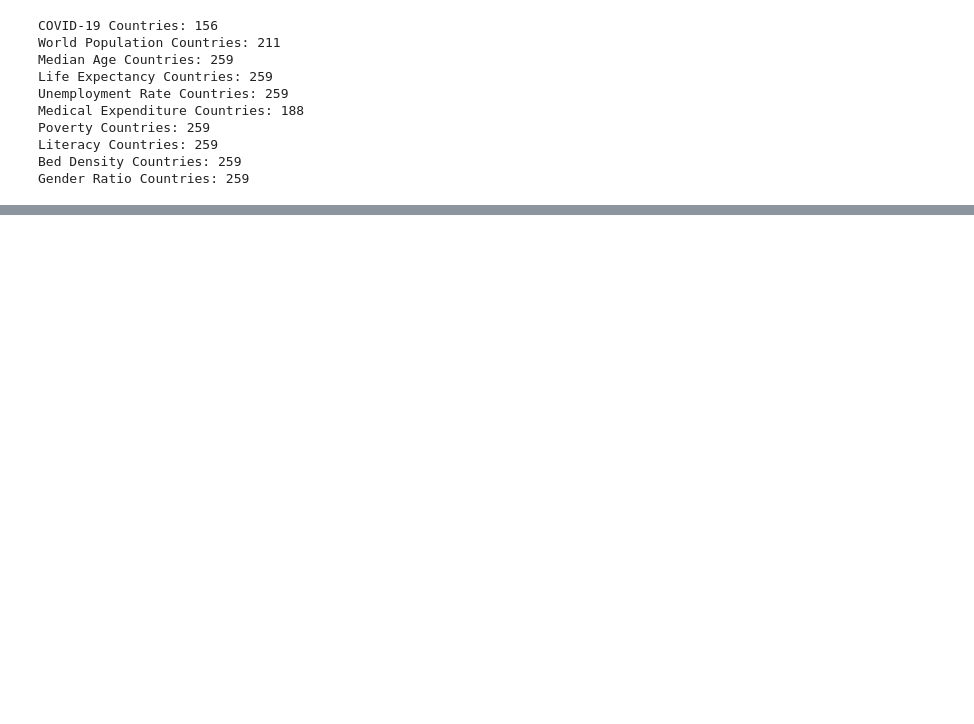
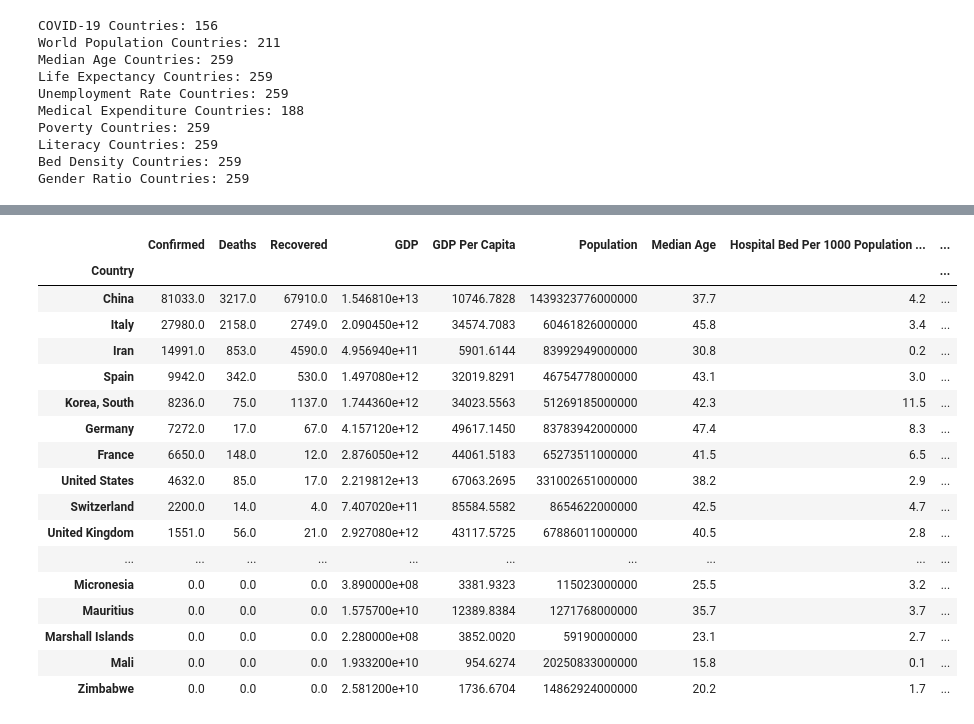
Before and after one commit to shozi91/PredictingCOVID, a Jupyter notebook: merged_data.ipynb, the cells around one changed output, grey strips where cells are left out. Drawn from its saved outputs; the diff is of its cells as text; code cells hidden in the pictures; blank space fills up the shorter version.

```diff
--- a/merged_data.ipynb
+++ b/merged_data.ipynb
@@ -162,0 +161,10 @@ literacy_df.to_csv('literacy_rate.csv', index=False)
+# %%
+complete_df.rename(index={'Congo (Brazzaville)': 'Congo, Republic Of The',
+                          'DR Congo': 'Congo, Democratic Republic Of The',
+                          'Congo': 'Congo, Republic Of The',
+                          'Congo (Kinshasa)': 'Congo, Democratic Republic Of The',
+                          'Democratic Republic of the Congo': 'Congo, Democratic Republic Of The',
+                          'Republic of the Congo': 'Congo, Democratic Republic Of The',
+                          'Congo (Kinshasa)': 'Congo, Democratic Republic Of The'},inplace=True)
+
+complete_df.reset_index(inplace=True)
@@ -162,0 +203,3 @@ literacy_df.to_csv('literacy_rate.csv', index=False)
+# %%
+#drop occupied Palestinian territory, holy see, oceans, and cruise
+complete_df.drop([287,114,115,11,16,35,121,193,240,66,283],axis=0,inplace=True)
@@ -162,0 +212,49 @@ literacy_df.to_csv('literacy_rate.csv', index=False)
+# %%
+aggregation_functions = {'Confirmed': 'sum',
+                         'Deaths': 'sum',
+                         'Recovered': 'sum',
+                         'GDP': 'sum',
+                         'GDP Per Capita': 'sum',
+                         'Population': 'sum',
+                         'Median Age': 'sum',
+                         'Hospital Bed Per 1000 Population Rate': 'sum',
+                         'Life Expectancy (years)': 'sum',
+                         'Unemployment Rate (%)': 'sum',
+                         '2017 Health Budget per Capita ($)': 'sum',
+                         'Poverty (% of Pop)': 'sum',
+                         'Literacy Rate': 'sum',
+                         'Gender (% of male)': 'sum'}
+
+d = complete_df.copy()
+d.fillna(0,inplace=True)
+#replace blanks and change datatype to float
+d['Hospital Bed Per 1000 Population Rate'] = d['Hospital Bed Per 1000 Population Rate'].replace('',0)
+d['Literacy Rate'] = d['Literacy Rate'].replace('',0)
+d['2017 Health Budget per Capita ($)'] = d['2017 Health Budget per Capita ($)'].replace('-',0)
+d['2017 Health Budget per Capita ($)'] = d['2017 Health Budget per Capita ($)'].astype('float64')
+# %%
+#d.set_index('Country',inplace=True)
+d = d.groupby('Country').aggregate(aggregation_functions)
+# %%
+#d['GDP Per Capita'] = d['GDP Per Capita'].map('{:.0f}'.format)
+d['Population'] = (d['Population'] * 1000).astype('int64')
+d.sort_values(by='Confirmed',ascending=False)
+# %% [output]
+|  | Confirmed | Deaths | Recovered | GDP | GDP Per Capita | Population | Median Age | Hospital Bed Per 1000 Population ... | ... |
+| Country |  |  |  |  |  |  |  |  | ... |
+| China | 81033.0 | 3217.0 | 67910.0 | 1.546810e+13 | 10746.7828 | 1439323776000000 | 37.7 | 4.2 | ... |
+| Italy | 27980.0 | 2158.0 | 2749.0 | 2.090450e+12 | 34574.7083 | 60461826000000 | 45.8 | 3.4 | ... |
+| Iran | 14991.0 | 853.0 | 4590.0 | 4.956940e+11 | 5901.6144 | 83992949000000 | 30.8 | 0.2 | ... |
+| Spain | 9942.0 | 342.0 | 530.0 | 1.497080e+12 | 32019.8291 | 46754778000000 | 43.1 | 3.0 | ... |
+| Korea, South | 8236.0 | 75.0 | 1137.0 | 1.744360e+12 | 34023.5563 | 51269185000000 | 42.3 | 11.5 | ... |
+| Germany | 7272.0 | 17.0 | 67.0 | 4.157120e+12 | 49617.1450 | 83783942000000 | 47.4 | 8.3 | ... |
+| France | 6650.0 | 148.0 | 12.0 | 2.876050e+12 | 44061.5183 | 65273511000000 | 41.5 | 6.5 | ... |
+| United States | 4632.0 | 85.0 | 17.0 | 2.219812e+13 | 67063.2695 | 331002651000000 | 38.2 | 2.9 | ... |
+| Switzerland | 2200.0 | 14.0 | 4.0 | 7.407020e+11 | 85584.5582 | 8654622000000 | 42.5 | 4.7 | ... |
+| United Kingdom | 1551.0 | 56.0 | 21.0 | 2.927080e+12 | 43117.5725 | 67886011000000 | 40.5 | 2.8 | ... |
+| ... | ... | ... | ... | ... | ... | ... | ... | ... | ... |
+| Micronesia | 0.0 | 0.0 | 0.0 | 3.890000e+08 | 3381.9323 | 115023000000 | 25.5 | 3.2 | ... |
+| Mauritius | 0.0 | 0.0 | 0.0 | 1.575700e+10 | 12389.8384 | 1271768000000 | 35.7 | 3.7 | ... |
+| Marshall Islands | 0.0 | 0.0 | 0.0 | 2.280000e+08 | 3852.0020 | 59190000000 | 23.1 | 2.7 | ... |
+| Mali | 0.0 | 0.0 | 0.0 | 1.933200e+10 | 954.6274 | 20250833000000 | 15.8 | 0.1 | ... |
+| Zimbabwe | 0.0 | 0.0 | 0.0 | 2.581200e+10 | 1736.6704 | 14862924000000 | 20.2 | 1.7 | ... |
```
Also changed, not shown: parts of 11 cells of this notebook, 3 other files.
